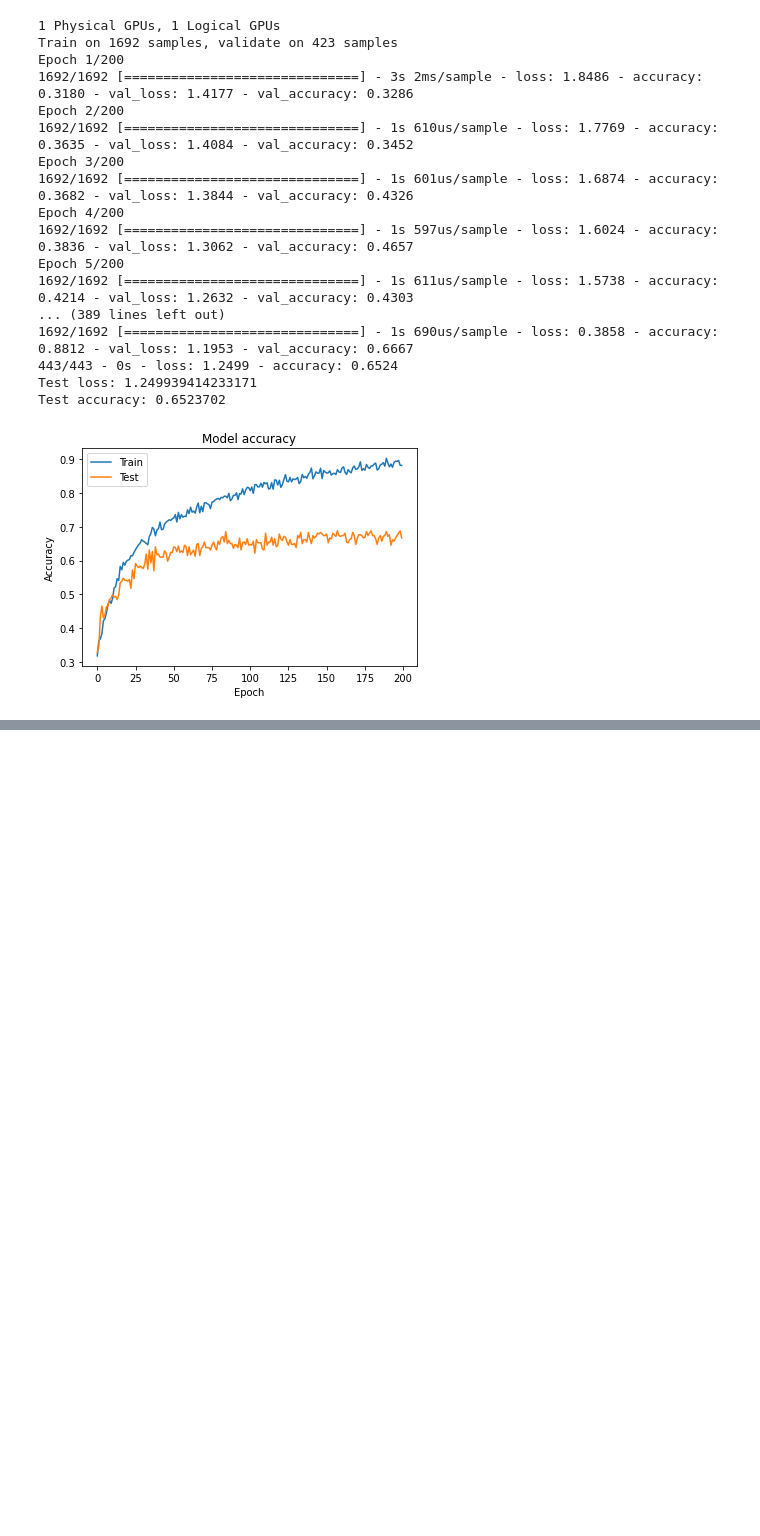
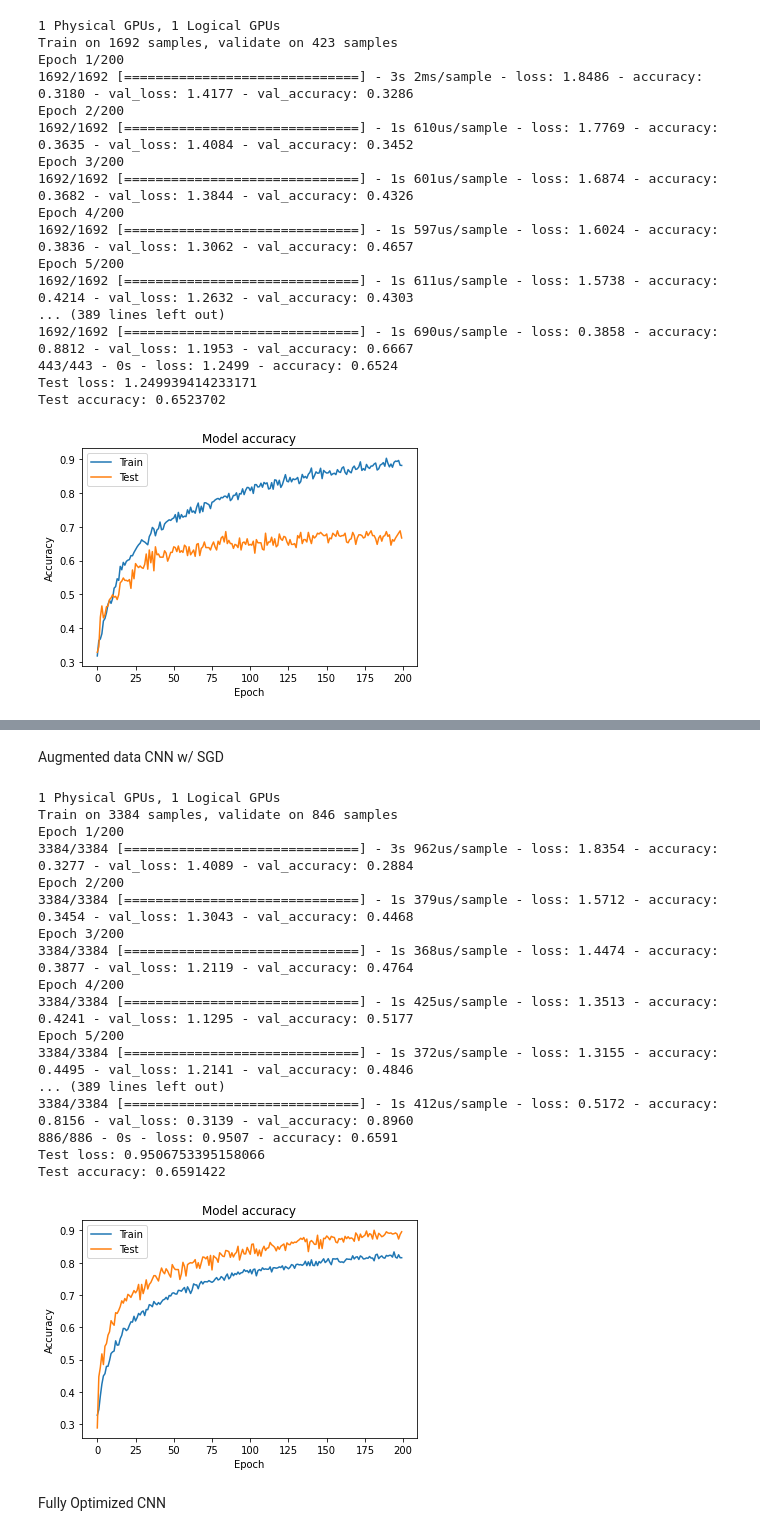
Before and after one commit to aldenperrine/ece_247, a Jupyter notebook: Ece247Final.ipynb, the cells around one changed output, grey strips where cells are left out. Drawn from its saved outputs; the diff is of its cells as text; code cells hidden in the pictures; blank space fills up the shorter version.

```diff
--- a/Ece247Final.ipynb
+++ b/Ece247Final.ipynb
@@ -145,3 +173,32 @@ Test accuracy: 0.6523702
+# %% [markdown]
+Augmented data CNN w/ SGD
+# %%
+from models import *
+init()
+model = make_cnn_model(augmented_trials_x, augmented_trials_y,
+                       augmented_test_x, augmented_test_y,
+                       epochs=200)
+# %% [output]
+1 Physical GPUs, 1 Logical GPUs
+Train on 3384 samples, validate on 846 samples
+Epoch 1/200
+3384/3384 [==============================] - 3s 962us/sample - loss: 1.8354 - accuracy: 0.3277 - val_loss: 1.4089 - val_accuracy: 0.2884
+Epoch 2/200
+3384/3384 [==============================] - 1s 379us/sample - loss: 1.5712 - accuracy: 0.3454 - val_loss: 1.3043 - val_accuracy: 0.4468
+Epoch 3/200
+3384/3384 [==============================] - 1s 368us/sample - loss: 1.4474 - accuracy: 0.3877 - val_loss: 1.2119 - val_accuracy: 0.4764
+Epoch 4/200
+3384/3384 [==============================] - 1s 425us/sample - loss: 1.3513 - accuracy: 0.4241 - val_loss: 1.1295 - val_accuracy: 0.5177
+Epoch 5/200
+3384/3384 [==============================] - 1s 372us/sample - loss: 1.3155 - accuracy: 0.4495 - val_loss: 1.2141 - val_accuracy: 0.4846
+... (389 lines left out)
+3384/3384 [==============================] - 1s 412us/sample - loss: 0.5172 - accuracy: 0.8156 - val_loss: 0.3139 - val_accuracy: 0.8960
+886/886 - 0s - loss: 0.9507 - accuracy: 0.6591
+Test loss: 0.9506753395158066
+Test accuracy: 0.6591422
+[figure, added]
+# %% [markdown]
+Fully Optimized CNN
 # %%
 from models import *
 init()
```
Also changed, not shown: parts of 11 cells of this notebook, 1 other file.
